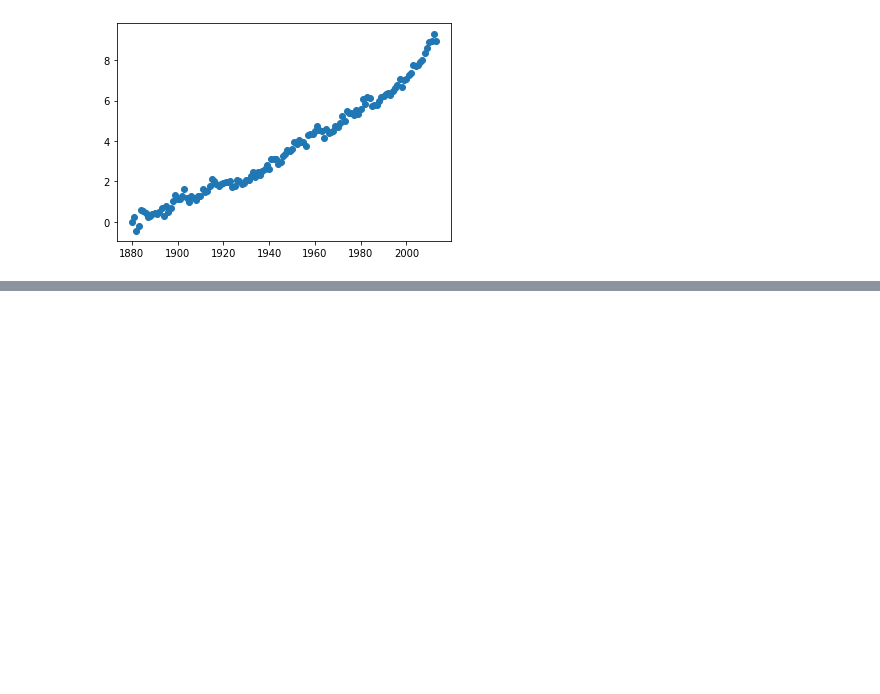
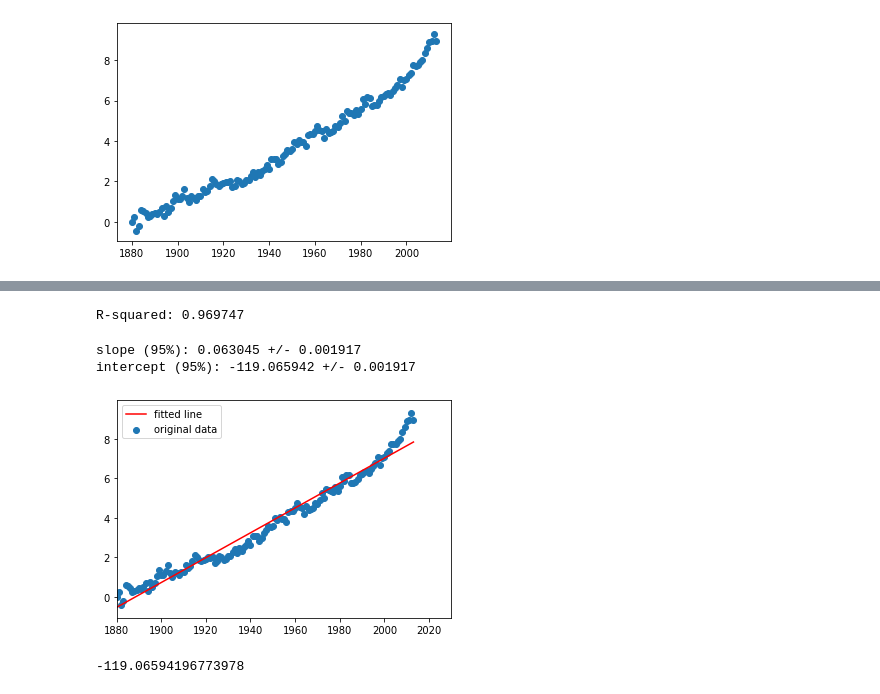
Before and after one commit to harrisonooi1998/sea-level-predictor-freecodecamp, a Jupyter notebook: sea level.ipynb, the cells around one changed output, grey strips where cells are left out. Saved outputs shown, nothing was run; the diff lists cells and outputs as text; code cells hidden in the pictures; blank space fills up the shorter version.

Commit message:
intercept/slope

```diff
--- a/sea level.ipynb
+++ b/sea level.ipynb
@@ -89,0 +95,28 @@ plt.show()
+# %%
+res_l = stats.linregress(df['Year'],df['CSIRO Adjusted Sea Level'])
+# %%
+print(f"R-squared: {res_l.rvalue**2:.6f}")
+# %% [output]
+R-squared: 0.969747
+# %%
+x = np.arange(1880,2050,20)
+from scipy.stats import t
+plt.plot(df['Year'], res_l.intercept + res_l.slope*df['Year'], 'r', label='fitted line')
+plt.scatter(df['Year'], df['CSIRO Adjusted Sea Level'], label = 'original data')
+tinv = lambda p, df: abs(t.ppf(p/2, df))
+ts = tinv(0.05, len(df['Year'])-2)
+intercept = res_l.intercept
+print(f"slope (95%): {res_l.slope:.6f} +/- {ts*res_l.stderr:.6f}")
+print(f"intercept (95%): {res_l.intercept:.6f}" f" +/- {ts*res_l.stderr:.6f}")
+res_l.intercept
+plt.legend()
+plt.xlim([1880,2030])
+plt.show()
+# %% [output]
+slope (95%): 0.063045 +/- 0.001917
+intercept (95%): -119.065942 +/- 0.001917
+[figure, added]
+# %%
+intercept
+# %% [output]
+-119.06594196773978
```
Also changed, not shown: parts of 2 cells of this notebook.
